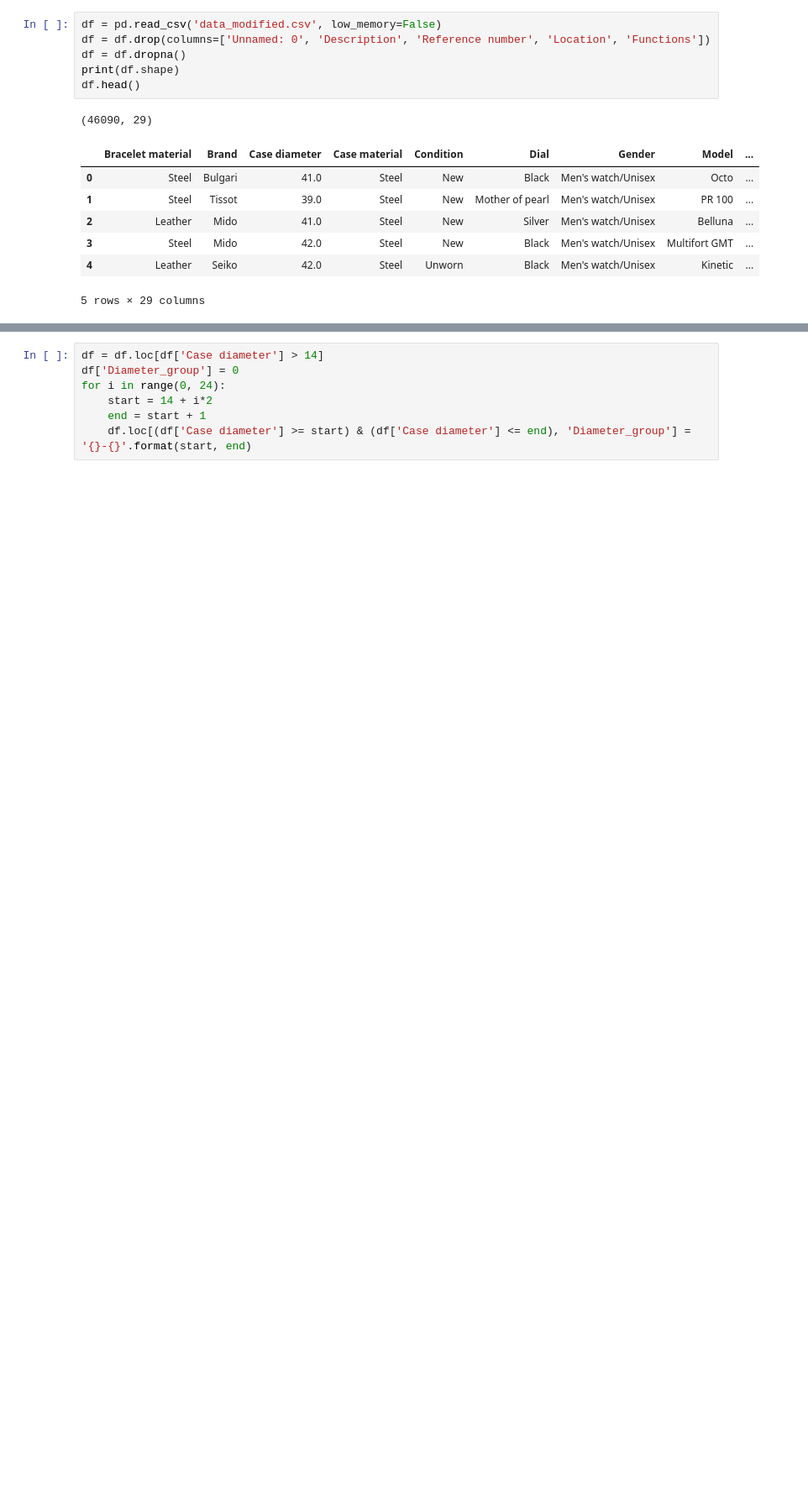
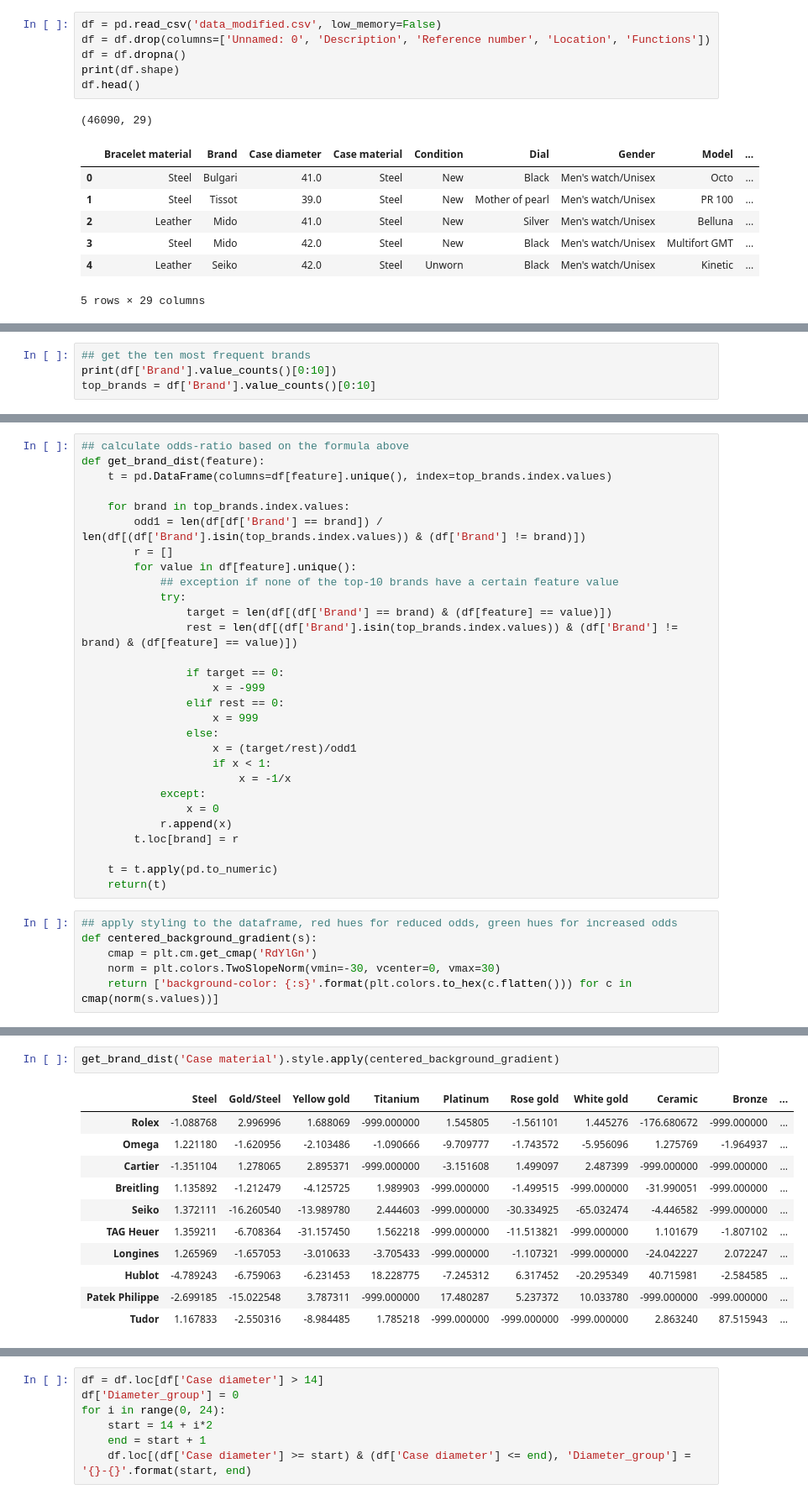
Before and after one commit to Ortgies/chrono, a Jupyter notebook: classification.ipynb, the cells around one changed output, grey strips where cells are left out. Shown at 84% size. Drawn from its saved outputs; the diff is of its cells as text; blank space fills up the shorter version.

```diff
--- a/classification.ipynb
+++ b/classification.ipynb
@@ -47,0 +44,4 @@ Name: Model, dtype: int64
+# %%
+## get the ten most frequent brands
+print(df['Brand'].value_counts()[0:10])
+top_brands = df['Brand'].value_counts()[0:10]
@@ -47,0 +60,35 @@ Name: Model, dtype: int64
+# %%
+## calculate odds-ratio based on the formula above
+def get_brand_dist(feature):
+    t = pd.DataFrame(columns=df[feature].unique(), index=top_brands.index.values)
+
+    for brand in top_brands.index.values:
+        odd1 = len(df[df['Brand'] == brand]) / len(df[(df['Brand'].isin(top_brands.index.values)) & (df['Brand'] != brand)])
+        r = []
+        for value in df[feature].unique():
+            ## exception if none of the top-10 brands have a certain feature value
+            try:
+                target = len(df[(df['Brand'] == brand) & (df[feature] == value)])
+                rest = len(df[(df['Brand'].isin(top_brands.index.values)) & (df['Brand'] != brand) & (df[feature] == value)])
+
+                if target == 0:
+                    x = -999
+                elif rest == 0:
+                    x = 999
+                else:
+                    x = (target/rest)/odd1
+                    if x < 1:
+                        x = -1/x
+            except:
+                x = 0
+            r.append(x)
+        t.loc[brand] = r
+
+    t = t.apply(pd.to_numeric)
+    return(t)
+# %%
+## apply styling to the dataframe, red hues for reduced odds, green hues for increased odds
+def centered_background_gradient(s):
+    cmap = plt.cm.get_cmap('RdYlGn')
+    norm = plt.colors.TwoSlopeNorm(vmin=-30, vcenter=0, vmax=30)
+    return ['background-color: {:s}'.format(plt.colors.to_hex(c.flatten())) for c in cmap(norm(s.values))]
@@ -47,0 +140,14 @@ Name: Model, dtype: int64
+# %%
+get_brand_dist('Case material').style.apply(centered_background_gradient)
+# %% [output]
+|  | Steel | Gold/Steel | Yellow gold | Titanium | Platinum | Rose gold | White gold | Ceramic | Bronze | ... |
+| Rolex | -1.088768 | 2.996996 | 1.688069 | -999.000000 | 1.545805 | -1.561101 | 1.445276 | -176.680672 | -999.000000 | ... |
+| Omega | 1.221180 | -1.620956 | -2.103486 | -1.090666 | -9.709777 | -1.743572 | -5.956096 | 1.275769 | -1.964937 | ... |
+| Cartier | -1.351104 | 1.278065 | 2.895371 | -999.000000 | -3.151608 | 1.499097 | 2.487399 | -999.000000 | -999.000000 | ... |
+| Breitling | 1.135892 | -1.212479 | -4.125725 | 1.989903 | -999.000000 | -1.499515 | -999.000000 | -31.990051 | -999.000000 | ... |
+| Seiko | 1.372111 | -16.260540 | -13.989780 | 2.444603 | -999.000000 | -30.334925 | -65.032474 | -4.446582 | -999.000000 | ... |
+| TAG Heuer | 1.359211 | -6.708364 | -31.157450 | 1.562218 | -999.000000 | -11.513821 | -999.000000 | 1.101679 | -1.807102 | ... |
+| Longines | 1.265969 | -1.657053 | -3.010633 | -3.705433 | -999.000000 | -1.107321 | -999.000000 | -24.042227 | 2.072247 | ... |
+| Hublot | -4.789243 | -6.759063 | -6.231453 | 18.228775 | -7.245312 | 6.317452 | -20.295349 | 40.715981 | -2.584585 | ... |
+| Patek Philippe | -2.699185 | -15.022548 | 3.787311 | -999.000000 | 17.480287 | 5.237372 | 10.033780 | -999.000000 | -999.000000 | ... |
+| Tudor | 1.167833 | -2.550316 | -8.984485 | 1.785218 | -999.000000 | -999.000000 | -999.000000 | 2.863240 | 87.515943 | ... |
```
Also changed, not shown: parts of 45 cells of this notebook, 8 other files.
